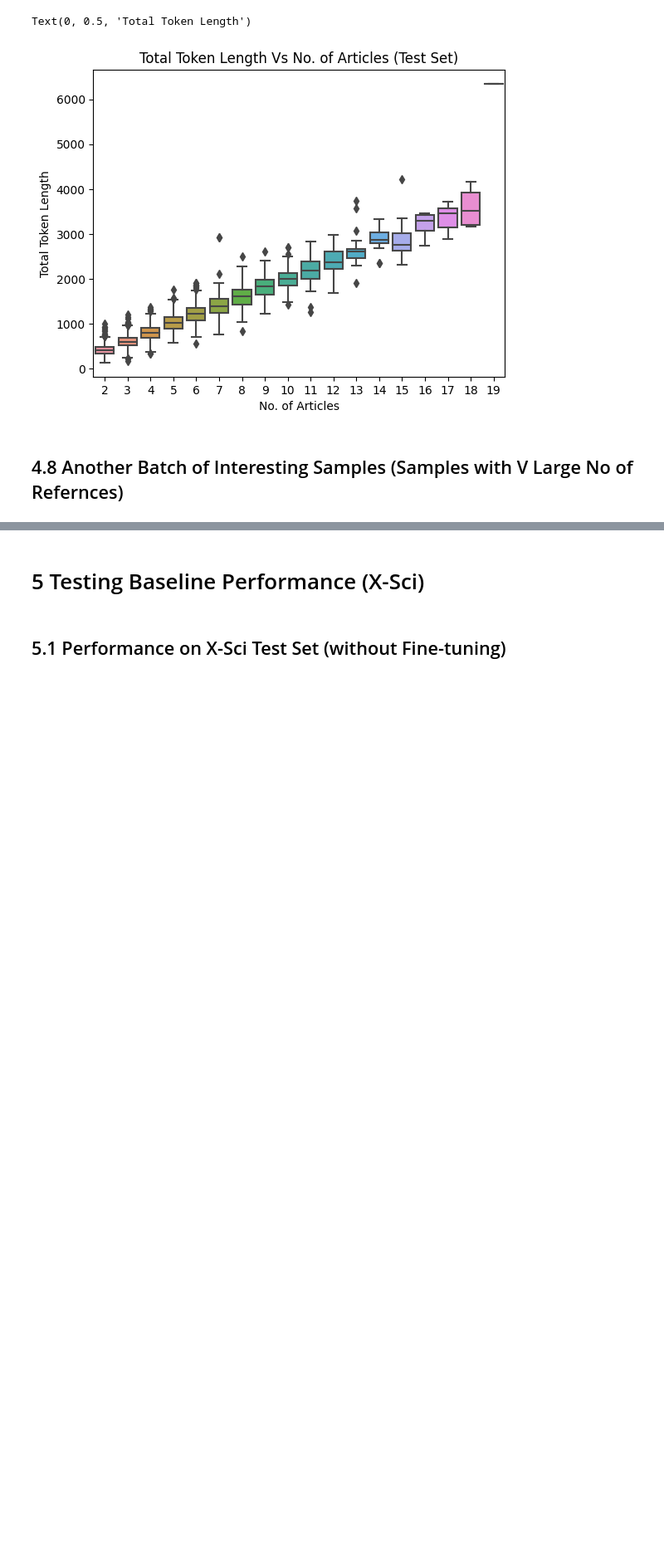
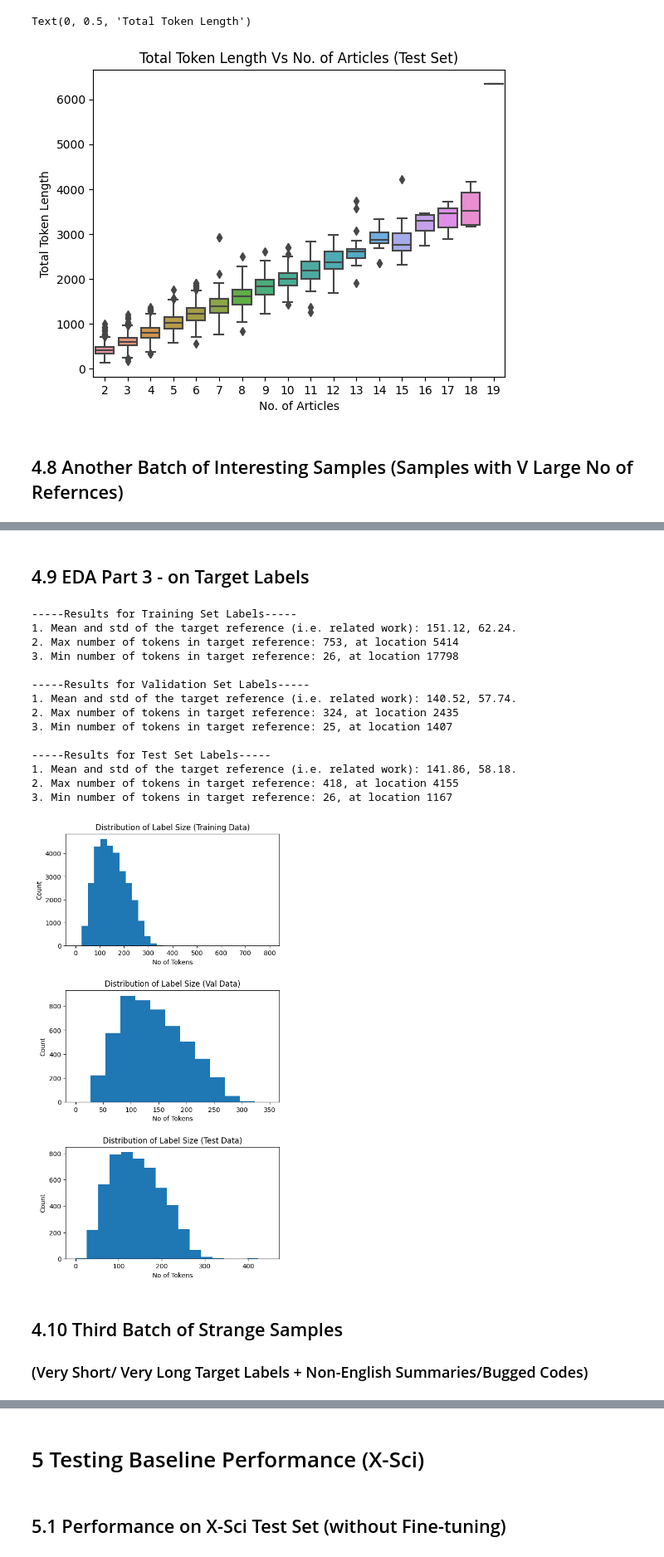
Before and after one commit to Lukaliu90/w266_final_project, a Jupyter notebook: Justin_Working_File/Summarization_test.ipynb, the cells around one changed output, grey strips where cells are left out. Shown at 83% size. Saved outputs shown, nothing was run; the diff lists cells and outputs as text; code cells hidden in the pictures; blank space fills up the shorter version.

Commit message:
Added three more tests on LED Base model and short token length, plus EDA on labels and anaylsis for longer samples

```diff
--- a/Justin_Working_File/Summarization_test.ipynb
+++ b/Justin_Working_File/Summarization_test.ipynb
@@ -1257,3 +1560,79 @@ xsci_test[3300]['ref_abstract']['abstract']
  'We obtain new upper bounds on the additive distortion for graph emulators and spanners on relatively few edges. We introduce a new subroutine called "strip creation," and we combine this subroutine  ...
  'We present efficient algorithms for computing very sparse low distortion spanners in distributed networks and prove some non-trivial lower bounds on the tradeoff between time, sparseness, and distor ...
  "Let k ≥ 2 be an integer. We show that any undirected and unweighted graph G = (V, E) on n vertices has a subgraph G' = (V, E') with O(kn1+1 k) edges such that for any two vertices u, v ∈ V, if Δ G ( ...
+# %% [markdown]
+## 4.9 EDA Part 3 - on Target Labels
+# %%
+len_tr_labels = []
+len_v_labels = []
+len_t_labels = []
+
+for reference in xsci_train['related_work']:
+
+    len_tr_labels.append(LEDtokenizer(reference, return_tensors="pt").input_ids.shape[1])
+
+for reference in xsci_val_processed['related_work']:
+
+    len_v_labels.append(LEDtokenizer(reference, return_tensors="pt").input_ids.shape[1])
+
+for reference in xsci_test_processed['related_work']:
+
+    len_t_labels.append(LEDtokenizer(reference, return_tensors="pt").input_ids.shape[1])
+# %%
+## Stats and plots
+
+print("-----Results for Training Set Labels-----")
+print(f"1. Mean and std of the target reference (i.e. related work): {np.mean(len_tr_labels):.2f}"
+     + f", {np.std(len_tr_labels):.2f}.")
+print(f"2. Max number of tokens in target reference: {max(len_tr_labels)}, at location {len_tr_labels.index(max(len_tr_labels))}")
+print(f"3. Min number of tokens in target reference: {min(len_tr_labels)}, at location {len_tr_labels.index(min(len_tr_labels))}")
+
+print("\n-----Results for Validation Set Labels-----")
+print(f"1. Mean and std of the target reference (i.e. related work): {np.mean(len_v_labels):.2f}"
+     + f", {np.std(len_v_labels):.2f}.")
+print(f"2. Max number of tokens in target reference: {max(len_v_labels)}, at location {len_v_labels.index(max(len_v_labels))}")
+print(f"3. Min number of tokens in target reference: {min(len_v_labels)}, at location {len_v_labels.index(min(len_v_labels))}")
+
+print("\n-----Results for Test Set Labels-----")
+print(f"1. Mean and std of the target reference (i.e. related work): {np.mean(len_t_labels):.2f}"
+     + f", {np.std(len_t_labels):.2f}.")
+print(f"2. Max number of tokens in target reference: {max(len_t_labels)}, at location {len_t_labels.index(max(len_t_labels))}")
+print(f"3. Min number of tokens in target reference: {min(len_t_labels)}, at location {len_t_labels.index(min(len_t_labels))}")
+
+fig, axs = plt.subplots(nrows=3, ncols=1, figsize=(6,12))
+fig.subplots_adjust(hspace=0.4)
+axs[0].hist(len_tr_labels, bins=np.linspace(0,800,32))
+axs[0].set_title("Distribution of Label Size (Training Data)")
+axs[0].set_xlabel("No of Tokens")
+axs[0].set_ylabel("Count")
+
+axs[1].hist(len_v_labels, bins=np.linspace(0,350,14))
+axs[1].set_title("Distribution of Label Size (Val Data)")
+axs[1].set_xlabel("No of Tokens")
+axs[1].set_ylabel("Count")
+
+axs[2].hist(len_t_labels, bins=np.linspace(0,450,18))
+axs[2].set_title("Distribution of Label Size (Test Data)")
+axs[2].set_xlabel("No of Tokens")
+axs[2].set_ylabel("Count")
+
+plt.show()
+# %% [output]
+-----Results for Training Set Labels-----
+1. Mean and std of the target reference (i.e. related work): 151.12, 62.24.
+2. Max number of tokens in target reference: 753, at location 5414
+3. Min number of tokens in target reference: 26, at location 17798
+
+-----Results for Validation Set Labels-----
+1. Mean and std of the target reference (i.e. related work): 140.52, 57.74.
+2. Max number of tokens in target reference: 324, at location 2435
+3. Min number of tokens in target reference: 25, at location 1407
+
+-----Results for Test Set Labels-----
+1. Mean and std of the target reference (i.e. related work): 141.86, 58.18.
+2. Max number of tokens in target reference: 418, at location 4155
+3. Min number of tokens in target reference: 26, at location 1167
+[figure, added]
+# %% [markdown]
+## 4.10 Third Batch of Strange Samples
+### (Very Short/ Very Long Target Labels + Non-English Summaries/Bugged Codes)
```
Also changed, not shown: parts of 48 cells of this notebook.
